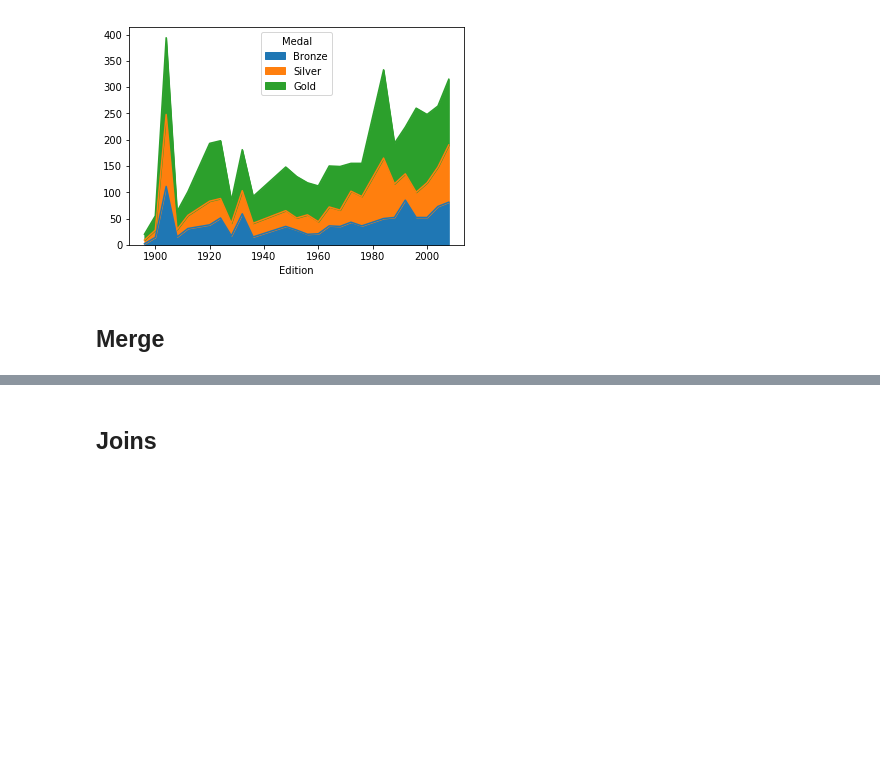
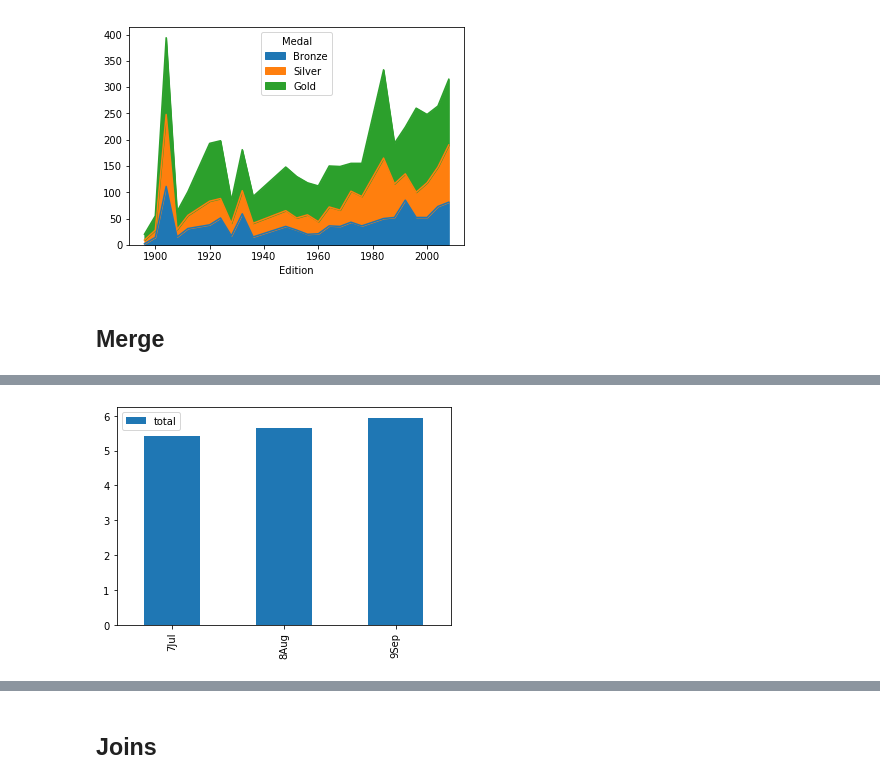
Before and after one commit to blaktai/notebooks, a Jupyter notebook: pandas/adv/adv_manipulation.ipynb, the cells around one changed output, grey strips where cells are left out. Cells and saved outputs as stored; diff of their text form; code cells hidden in the pictures; blank space fills up the shorter version.

```diff
--- a/pandas/adv/adv_manipulation.ipynb
+++ b/pandas/adv/adv_manipulation.ipynb
@@ -1105,0 +1159,3 @@ plt.show()
+# %%
+inv_jul = pd.read_csv('./data/invoice_july.csv')
+inv_jul.head()
@@ -1105,0 +1169,3 @@ plt.show()
+# %%
+inv_aug = pd.read_csv('./data/invoice_aug.csv')
+inv_aug.head()
@@ -1105,0 +1179,3 @@ plt.show()
+# %%
+inv_sep = pd.read_csv('./data/invoice_sep.csv')
+inv_sep.head()
@@ -1105,0 +1189,13 @@ plt.show()
+# %%
+# Concatenate the tables and add keys
+inv_jul_thr_sep = pd.concat([inv_jul, inv_aug, inv_sep],
+                            keys=['7Jul','8Aug','9Sep'])
+
+# Group the invoices by the index keys and find avg of the total column
+avg_inv_by_month = inv_jul_thr_sep.groupby(level=0).agg({'total':'mean'})
+
+# Bar plot of avg_inv_by_month
+avg_inv_by_month.plot(kind='bar')
+plt.show()
+# %% [output]
+[figure, added]
```
Also changed, not shown: parts of 49 cells of this notebook.
